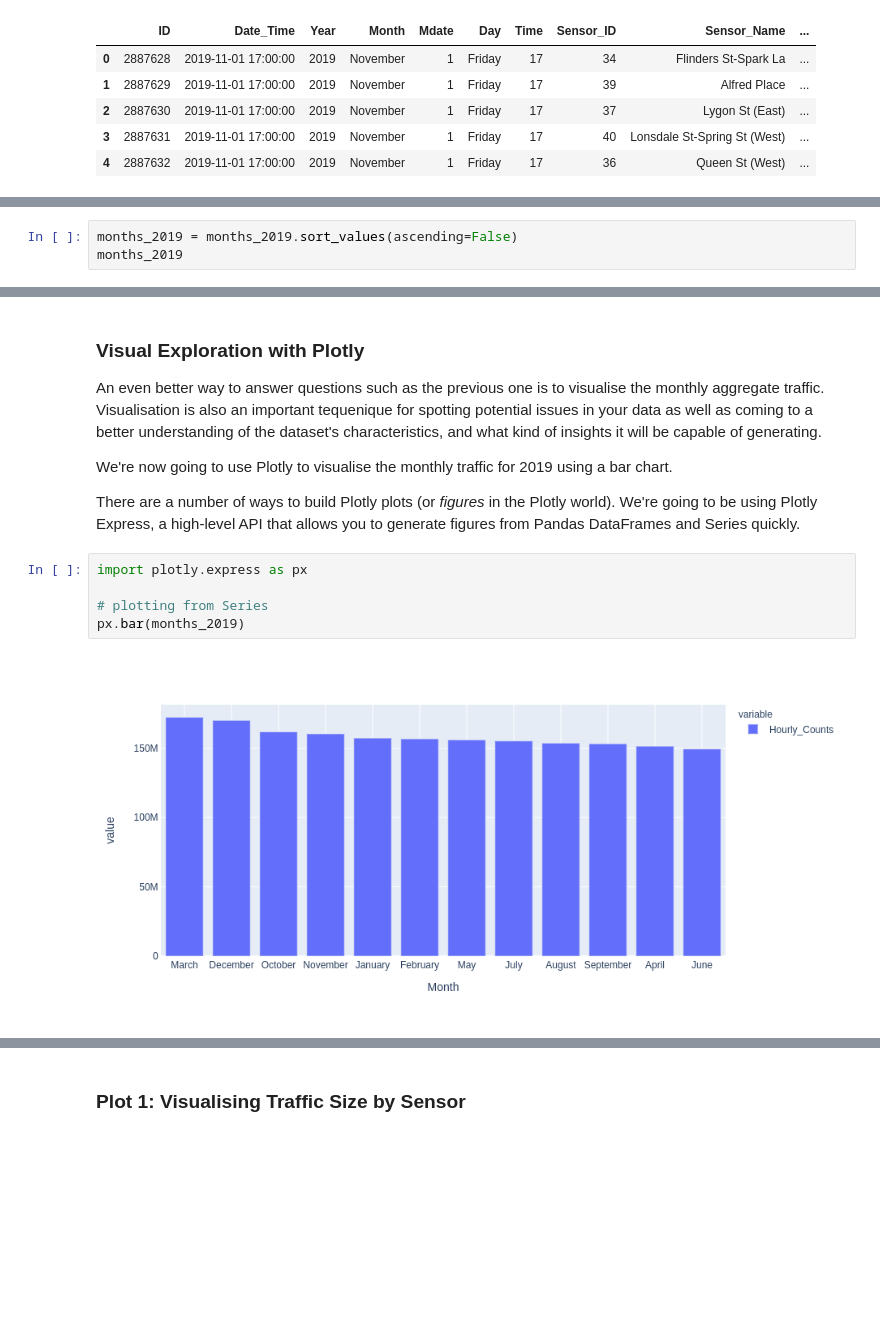
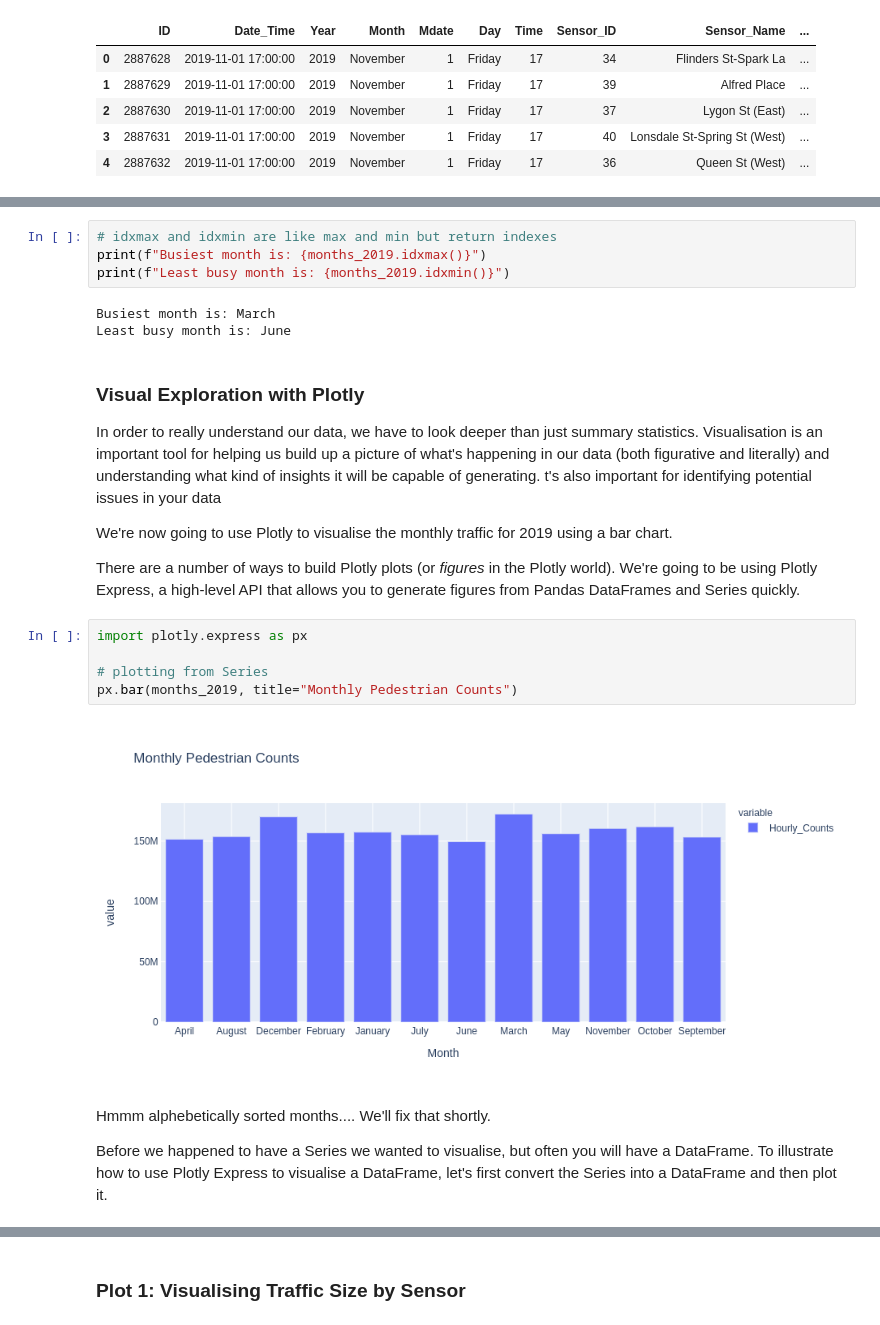
Before and after one commit to ned2/melbviz, a Jupyter notebook: workshop/workshop.ipynb, the cells around one changed output, grey strips where cells are left out. Drawn from its saved outputs; the diff is of its cells as text; blank space fills up the shorter version.

```diff
--- a/workshop/workshop.ipynb
+++ b/workshop/workshop.ipynb
@@ -304,4 +304 @@ June         149554005
 Name: Hourly_Counts, dtype: int64
-# %%
-months_2019 = months_2019.sort_values(ascending=False)
-months_2019
@@ -325,7 +318,14 @@ We can see that March was the busiest month in
+# %%
+# idxmax and idxmin are like max and min but return indexes
+print(f"Busiest month is: {months_2019.idxmax()}")
+print(f"Least busy month is: {months_2019.idxmin()}")
+# %% [output]
+Busiest month is: March
+Least busy month is: June
 # %% [markdown]
 ### Visual Exploration with Plotly
 
-An even better way to answer questions such as the previous one is to visualise the monthly aggregate traffic. Visualisation is also an important tequenique for spotting potential issues in your data as well as coming to a better understanding of the dataset's characteristics, and what kind of insights it will be capable of generating.
+In order to really understand our data, we have to look deeper than just summary statistics. Visualisation is an important tool for helping us build up a picture of what's happening in our data (both figurative and literally) and understanding what kind of insights it will be capable of generating. t's also important for identifying potential issues in your data
 
 We're now going to use Plotly to visualise the monthly traffic for 2019 using a bar chart.
 
@@ -333,10 +333,14 @@ There are a number of ways to build Plotly plots (or _figures_ in the Plotly wor
 # %%
 import plotly.express as px
 
 # plotting from Series
-px.bar(months_2019)
+px.bar(months_2019, title="Monthly Pedestrian Counts")
 # %% [output]
-[figure, old version]
+[figure, new version]
+# %% [markdown]
+Hmmm alphebetically sorted months.... We'll fix that shortly.
+
+Before we happened to have a Series we wanted to visualise, but often you will have a DataFrame. To illustrate how to use Plotly Express to visualise a DataFrame, let's first convert the Series into a DataFrame and then plot it.
 # %%
 months_2019_df = months_2019.reset_index()
 months_2019_df
```
Also changed, not shown: parts of 27 cells of this notebook, 1 other file.
